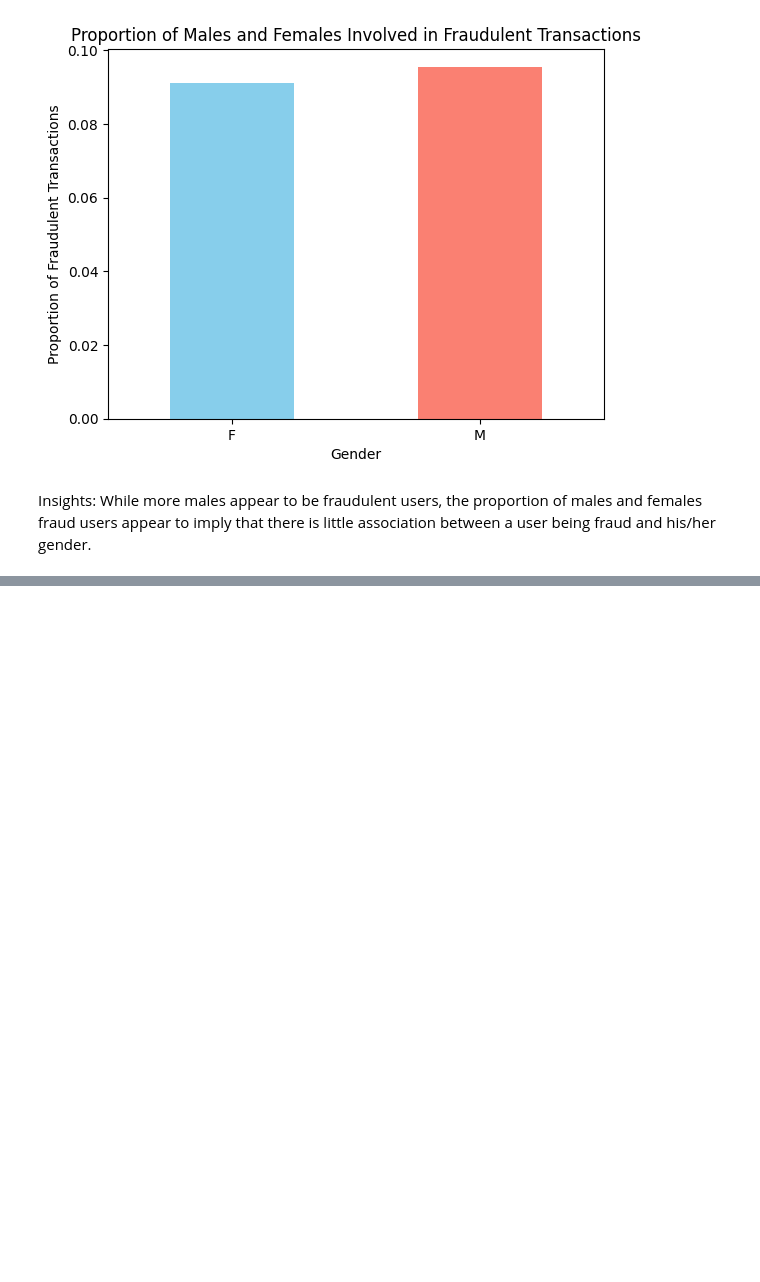
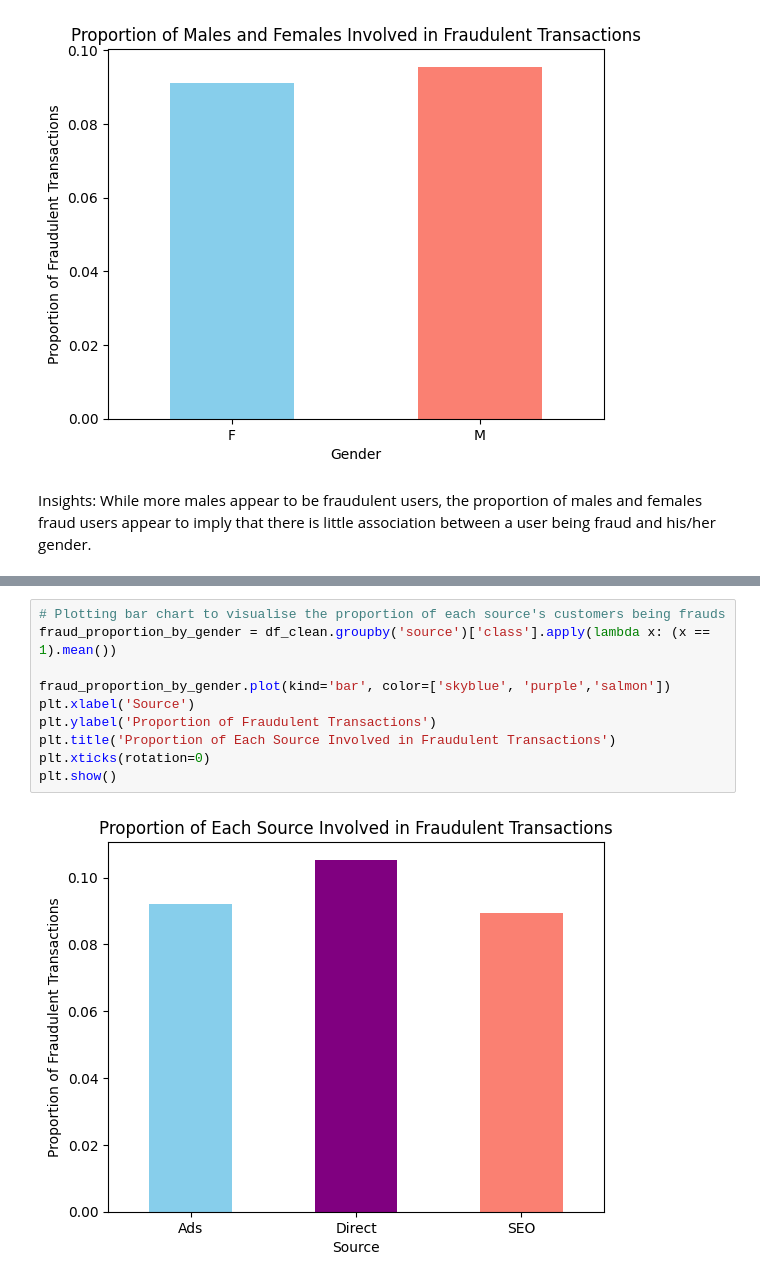
Before and after one commit to Hweihang00/DSA4263-Ecommerce-Fraud-Detection, a Jupyter notebook: main.ipynb, the cells around one changed output, grey strips where cells are left out. Cells and saved outputs as stored; diff of their text form; blank space fills up the shorter version.

```diff
--- a/main.ipynb
+++ b/main.ipynb
@@ -312,0 +323,12 @@ Insights: While more males appear to be fraudulent users, the proportion of male
+# %%
+# Plotting bar chart to visualise the proportion of each source's customers being frauds
+fraud_proportion_by_gender = df_clean.groupby('source')['class'].apply(lambda x: (x == 1).mean())
+
+fraud_proportion_by_gender.plot(kind='bar', color=['skyblue', 'purple','salmon'])
+plt.xlabel('Source')
+plt.ylabel('Proportion of Fraudulent Transactions')
+plt.title('Proportion of Each Source Involved in Fraudulent Transactions')
+plt.xticks(rotation=0)
+plt.show()
+# %% [output]
+[figure, added]
```
Also changed, not shown: parts of 6 cells of this notebook.
